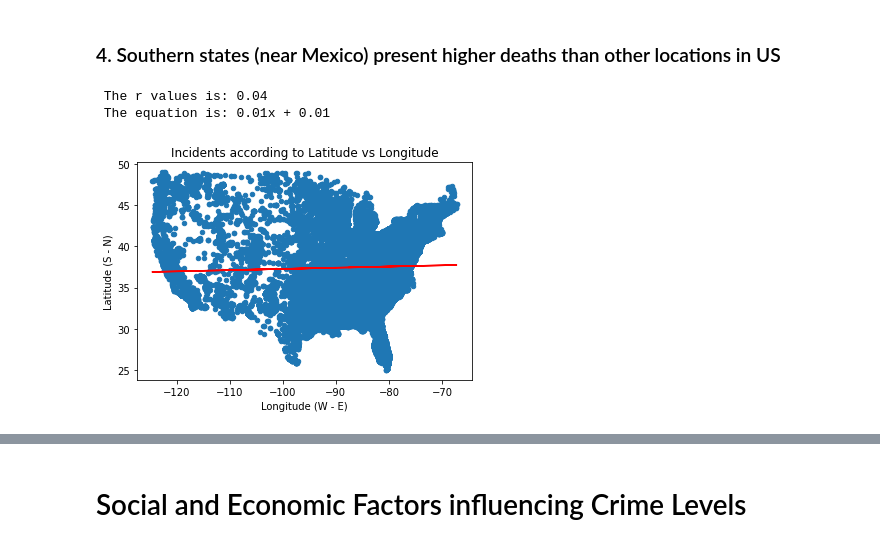
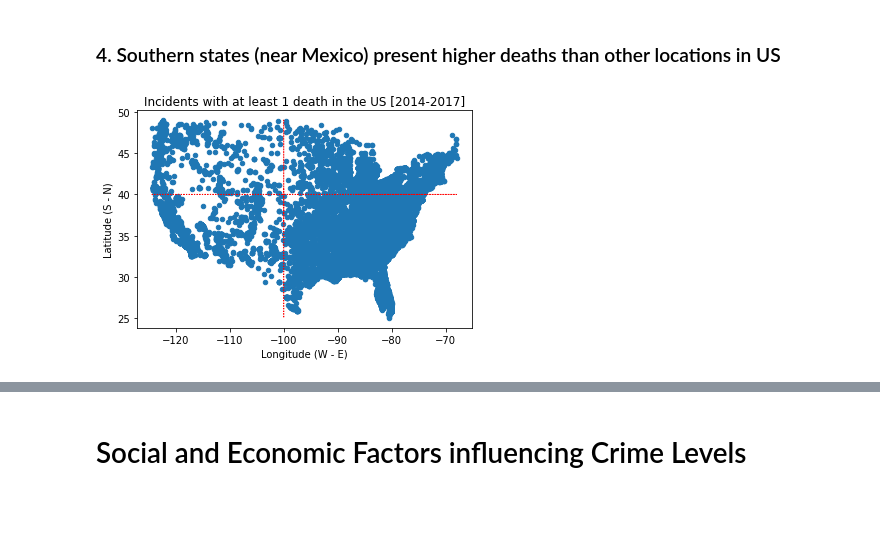
Before and after one commit to palolo02/Project1, a Jupyter notebook: Crime in US.ipynb, the cells around one changed output, grey strips where cells are left out. Drawn from its saved outputs; the diff is of its cells as text; code cells hidden in the pictures; blank space fills up the shorter version.

```diff
--- a/Crime in US.ipynb
+++ b/Crime in US.ipynb
@@ -462,45 +481,33 @@ According to our data, the number of people involved in those incidents has a po
 # %%
 #display(gunViolenceDf.loc[gunViolenceDf["n_killed"] > 35])
 
 location = gunViolenceDf.loc[(gunViolenceDf["year"] >= 2014)
-                             & (gunViolenceDf["year"] < 2018)
+                             & (gunViolenceDf["year"] <= 2017)
+                             & (gunViolenceDf["n_killed"] > 0)
                              & (gunViolenceDf["latitude"] <= 50)
                              & (gunViolenceDf["latitude"] >= 25)
                              & (gunViolenceDf["longitude"] <= -66)
                              & (gunViolenceDf["longitude"] >= -130)
-                             ,["incident_id","latitude","longitude","n_killed", "n_injured","state","city_or_county"]]
+                             ,["year","incident_id","latitude","longitude","n_killed", "n_injured","state","city_or_county"]]
 
-#location = location.groupby(by=["latitude","longitude"], as_index=False).aggregate({"incident_id":"count",
-#                                                                     "n_killed":"sum",
-#                                                                     "n_injured":"sum"})
+#print(location["incident_id"].count())
+#print(location["n_killed"].sum())
+#print(location["n_injured"].sum())
+
 location["n_total"] = location["n_killed"] + location["n_injured"]
 
 ax = location.plot(x = "longitude",y = "latitude", kind="scatter")
-plt.title(f"Incidents according to Latitude vs Longitude")
+plt.title(f"Incidents with at least 1 death in the US [2014-2017]")
 plt.xlabel("Longitude (W - E)")
 plt.ylabel("Latitude (S - N)")
 
-
-
- # Linear Regression Model
 x_values = location["longitude"]
 y_values = location["latitude"]
-y_lr_values = []
-n = len(x_values)
-# Calculate the regression model
-slope, intercept, rvalue, pvalue, stderr = linregress(x = x_values, y = y_values)
 
-# Calculate the y = Mx + b values
-for lat in x_values:
-    y_lr_values.append(round((slope * lat + intercept),2))
-
-print(f" The r values is: {round(rvalue,2)}")
-print(f" The equation is: {round(slope,2)}x + {round(slope,2)}")
-
-plt.plot(x_values, y_lr_values, color="red")
+# print segments per state
+plt.plot([x for x in x_values], [40 for y in y_values], color="red",linestyle=":", linewidth=1)
+plt.plot([-100 for x in x_values], [y for y in y_values], color="red", linestyle=":", linewidth=1)
 
 plt.show()
 # %% [output]
- The r values is: 0.04
- The equation is: 0.01x + 0.01
-[figure, old version]
+[figure, new version]
```
Also changed, not shown: parts of 11 cells of this notebook, 2 other files.
